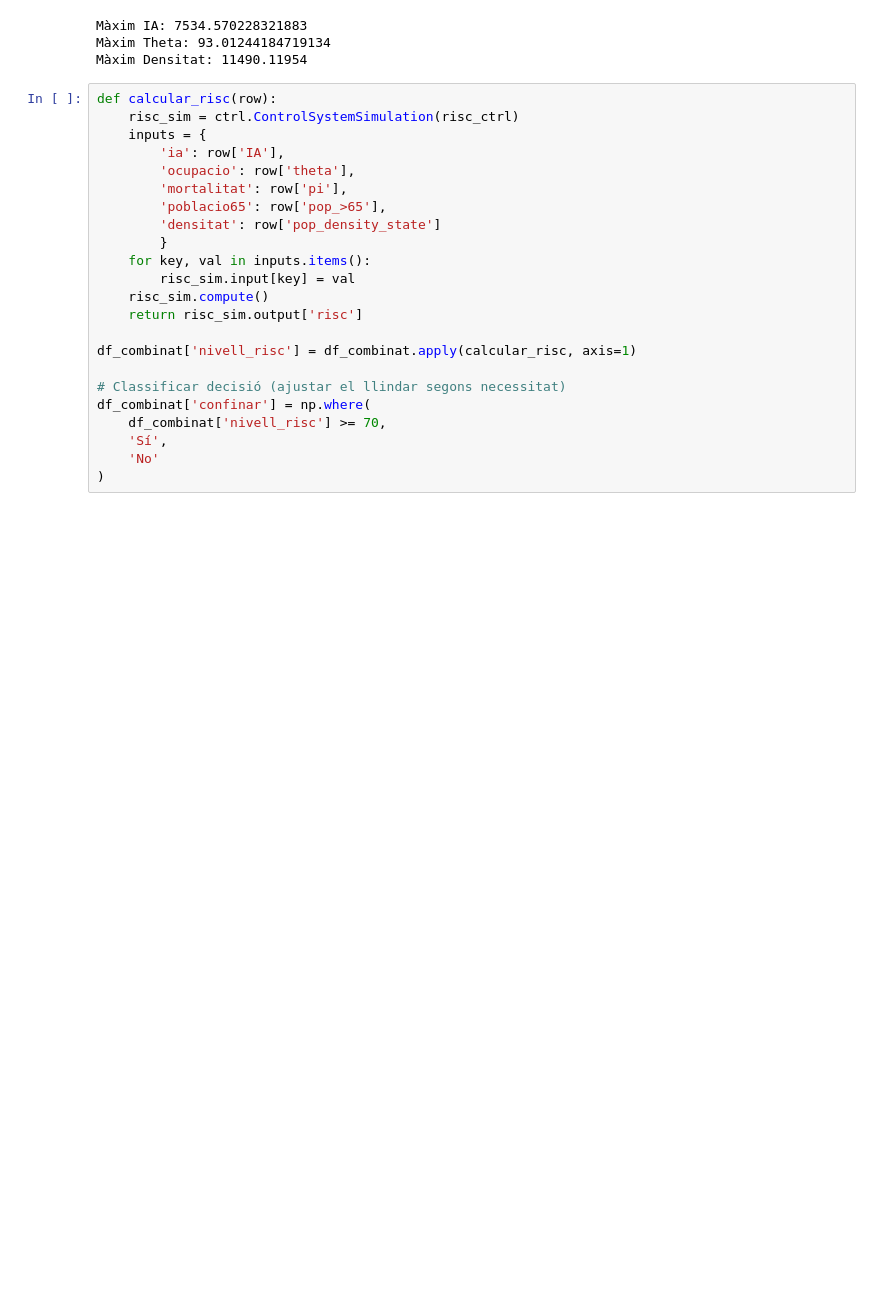
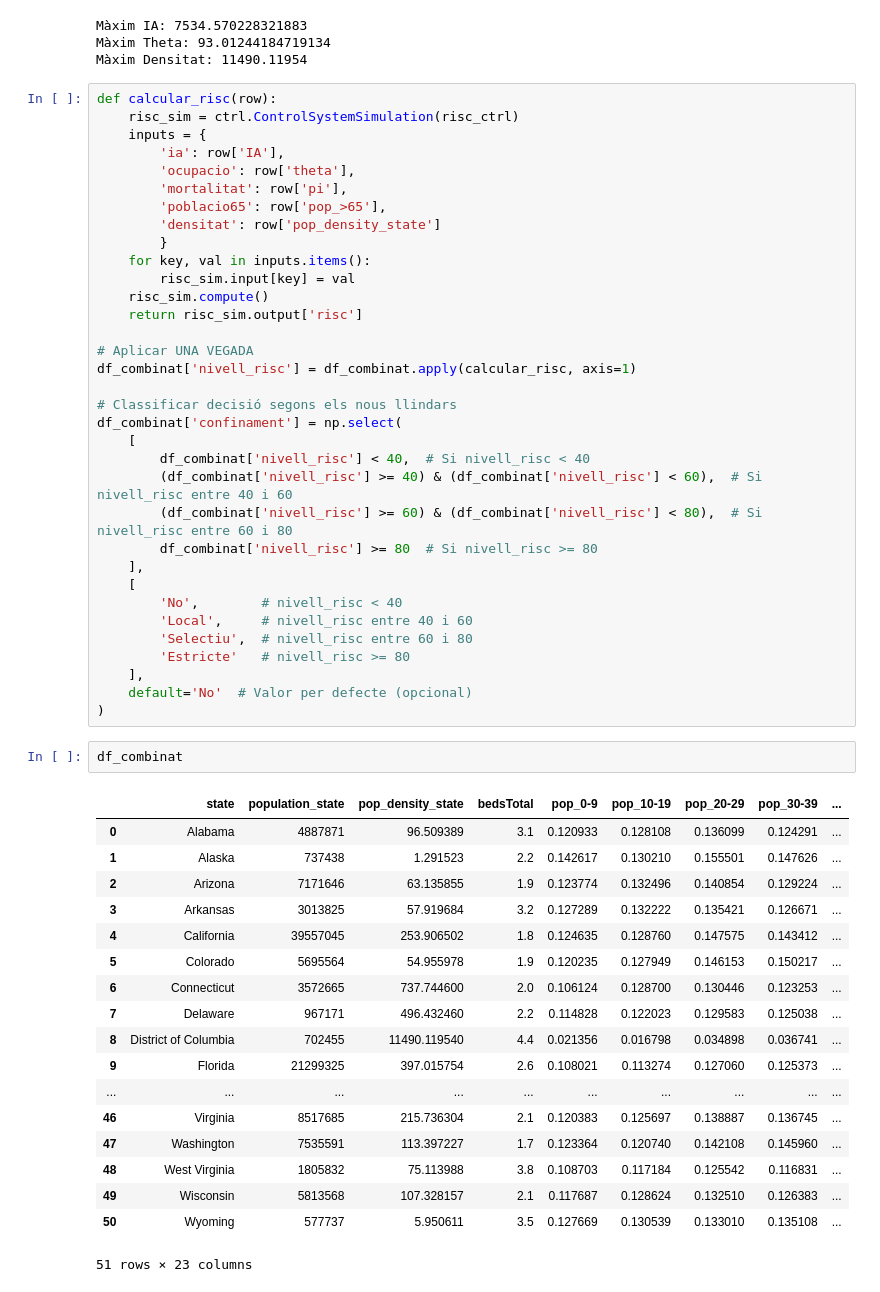
Before and after one commit to albertojc6/IDSS-Pandemic_Control, a Jupyter notebook: reasoning/logic.ipynb, the cells around one changed output. Saved outputs shown, nothing was run; the diff lists cells and outputs as text; blank space fills up the shorter version.

```diff
--- a/reasoning/logic.ipynb
+++ b/reasoning/logic.ipynb
@@ -247,11 +248,43 @@ def calcular_risc(row):
     risc_sim.compute()
     return risc_sim.output['risc']
 
+# Aplicar UNA VEGADA
 df_combinat['nivell_risc'] = df_combinat.apply(calcular_risc, axis=1)
 
-# Classificar decisió (ajustar el llindar segons necessitat)
-df_combinat['confinar'] = np.where(
-    df_combinat['nivell_risc'] >= 70,
-    'Sí',
-    'No'
+# Classificar decisió segons els nous llindars
+df_combinat['confinament'] = np.select(
+    [
+        df_combinat['nivell_risc'] < 40,  # Si nivell_risc < 40
+        (df_combinat['nivell_risc'] >= 40) & (df_combinat['nivell_risc'] < 60),  # Si nivell_risc entre 40 i 60
+        (df_combinat['nivell_risc'] >= 60) & (df_combinat['nivell_risc'] < 80),  # Si nivell_risc entre 60 i 80
+        df_combinat['nivell_risc'] >= 80  # Si nivell_risc >= 80
+    ],
+    [
+        'No',        # nivell_risc < 40
+        'Local',     # nivell_risc entre 40 i 60
+        'Selectiu',  # nivell_risc entre 60 i 80
+        'Estricte'   # nivell_risc >= 80
+    ],
+    default='No'  # Valor per defecte (opcional)
 )
+# %%
+df_combinat
+# %% [output]
+|  | state | population_state | pop_density_state | bedsTotal | pop_0-9 | pop_10-19 | pop_20-29 | pop_30-39 | ... |
+| 0 | Alabama | 4887871 | 96.509389 | 3.1 | 0.120933 | 0.128108 | 0.136099 | 0.124291 | ... |
+| 1 | Alaska | 737438 | 1.291523 | 2.2 | 0.142617 | 0.130210 | 0.155501 | 0.147626 | ... |
+| 2 | Arizona | 7171646 | 63.135855 | 1.9 | 0.123774 | 0.132496 | 0.140854 | 0.129224 | ... |
+| 3 | Arkansas | 3013825 | 57.919684 | 3.2 | 0.127289 | 0.132222 | 0.135421 | 0.126671 | ... |
+| 4 | California | 39557045 | 253.906502 | 1.8 | 0.124635 | 0.128760 | 0.147575 | 0.143412 | ... |
+| 5 | Colorado | 5695564 | 54.955978 | 1.9 | 0.120235 | 0.127949 | 0.146153 | 0.150217 | ... |
+| 6 | Connecticut | 3572665 | 737.744600 | 2.0 | 0.106124 | 0.128700 | 0.130446 | 0.123253 | ... |
+| 7 | Delaware | 967171 | 496.432460 | 2.2 | 0.114828 | 0.122023 | 0.129583 | 0.125038 | ... |
+| 8 | District of Columbia | 702455 | 11490.119540 | 4.4 | 0.021356 | 0.016798 | 0.034898 | 0.036741 | ... |
+| 9 | Florida | 21299325 | 397.015754 | 2.6 | 0.108021 | 0.113274 | 0.127060 | 0.125373 | ... |
+| ... | ... | ... | ... | ... | ... | ... | ... | ... | ... |
+| 46 | Virginia | 8517685 | 215.736304 | 2.1 | 0.120383 | 0.125697 | 0.138887 | 0.136745 | ... |
+| 47 | Washington | 7535591 | 113.397227 | 1.7 | 0.123364 | 0.120740 | 0.142108 | 0.145960 | ... |
+| 48 | West Virginia | 1805832 | 75.113988 | 3.8 | 0.108703 | 0.117184 | 0.125542 | 0.116831 | ... |
+| 49 | Wisconsin | 5813568 | 107.328157 | 2.1 | 0.117687 | 0.128624 | 0.132510 | 0.126383 | ... |
+| 50 | Wyoming | 577737 | 5.950611 | 3.5 | 0.127669 | 0.130539 | 0.133010 | 0.135108 | ... |
+51 rows × 23 columns
```
Also changed, not shown: parts of 1 cell of this notebook.
